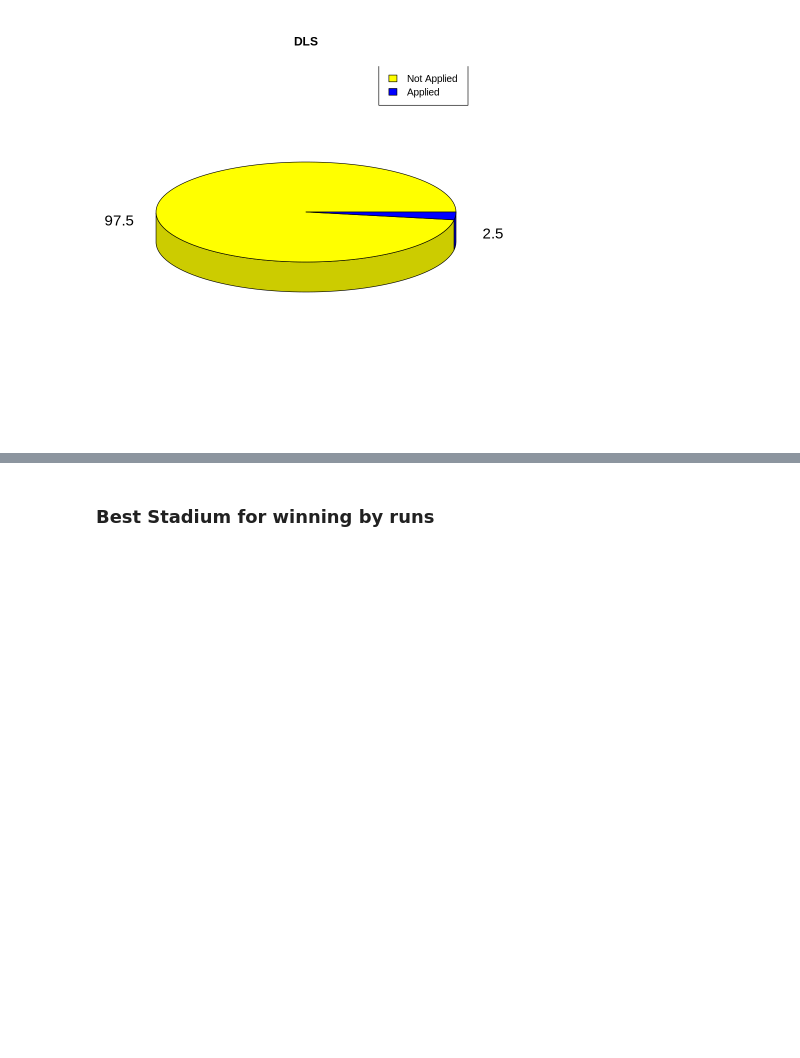
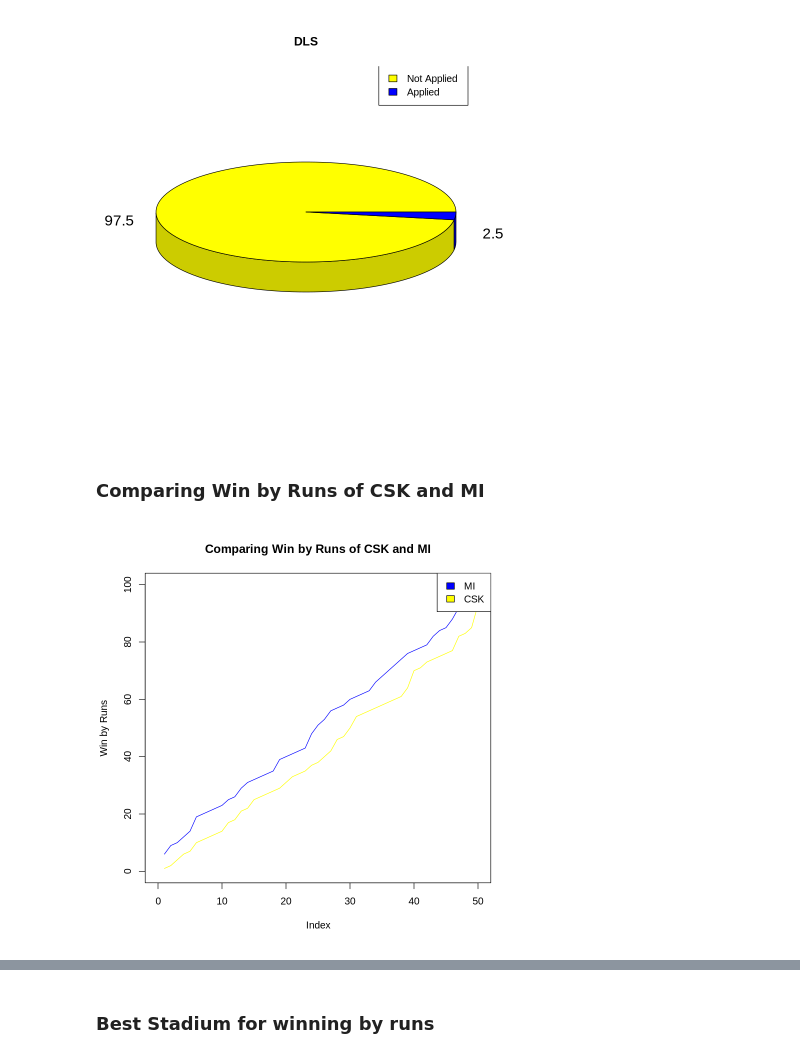
Before and after one commit to Abhishek4848/IPL-Match-Analysis, a Jupyter notebook: IPL_Analysis.ipynb, the cells around one changed output, grey strips where cells are left out. Cells and saved outputs as stored; diff of their text form; code cells hidden in the pictures; blank space fills up the shorter version.

Commit message:
Added Line plots

```diff
--- a/IPL_Analysis.ipynb
+++ b/IPL_Analysis.ipynb
@@ -398,3 +398,13 @@ A data.frame: 2 × 2
 | Not Applied | 737 |
 | Applied | 19 |
 [figure]
+# %% [markdown]
+### Comparing Win by Runs of CSK and MI
+# %%
+c = which(df$win_by_runs[df$winner=="Chennai Super Kings"]>0)
+m = which(df$win_by_runs[df$winner=="Mumbai Indians"]>0)
+plot(c,type="l",col="yellow",main="Comparing Win by Runs of CSK and MI",ylab="Win by Runs",ylim = c(0,100),xlim=c(0,50))
+lines(m,type="l",col="blue")
+legend("topright",c("MI","CSK"),fill=c("blue","yellow"))
+# %% [output]
+[figure, added]
```
Also changed, not shown: parts of 5 cells of this notebook.
